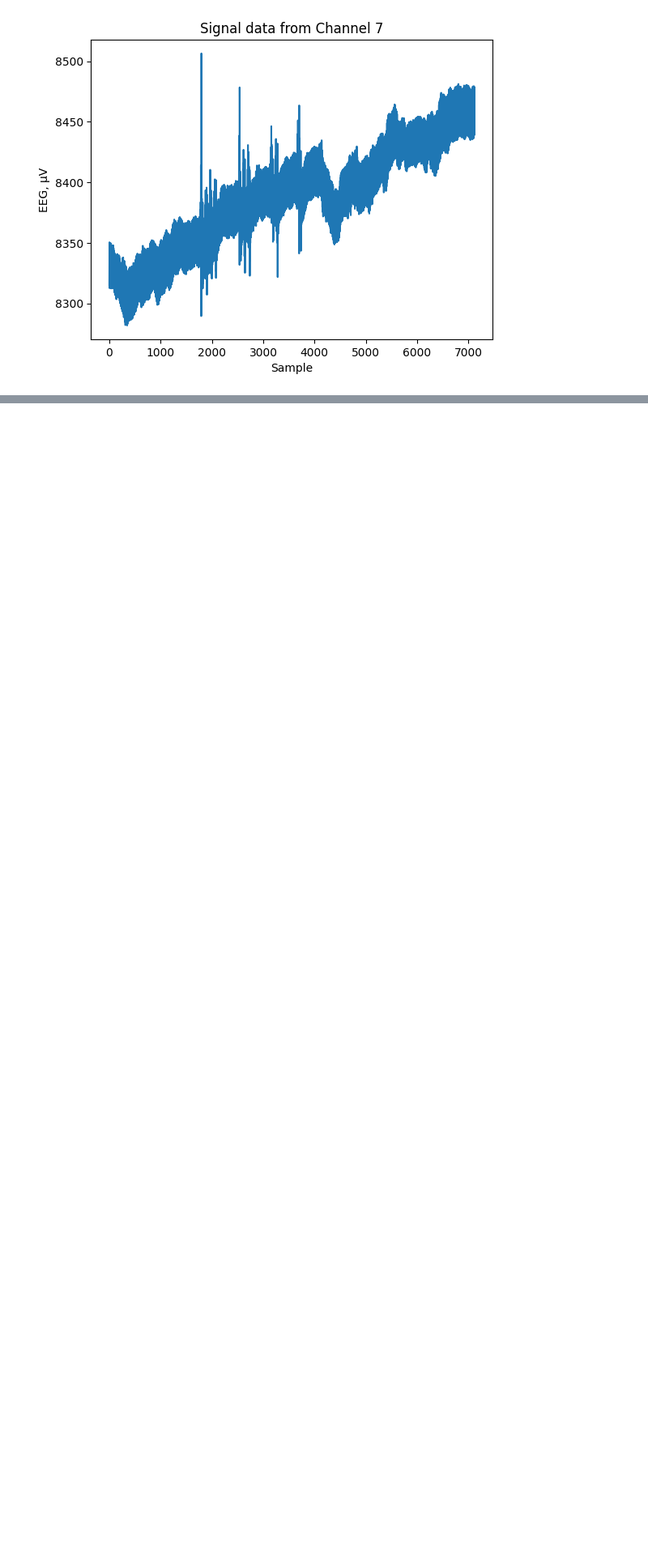
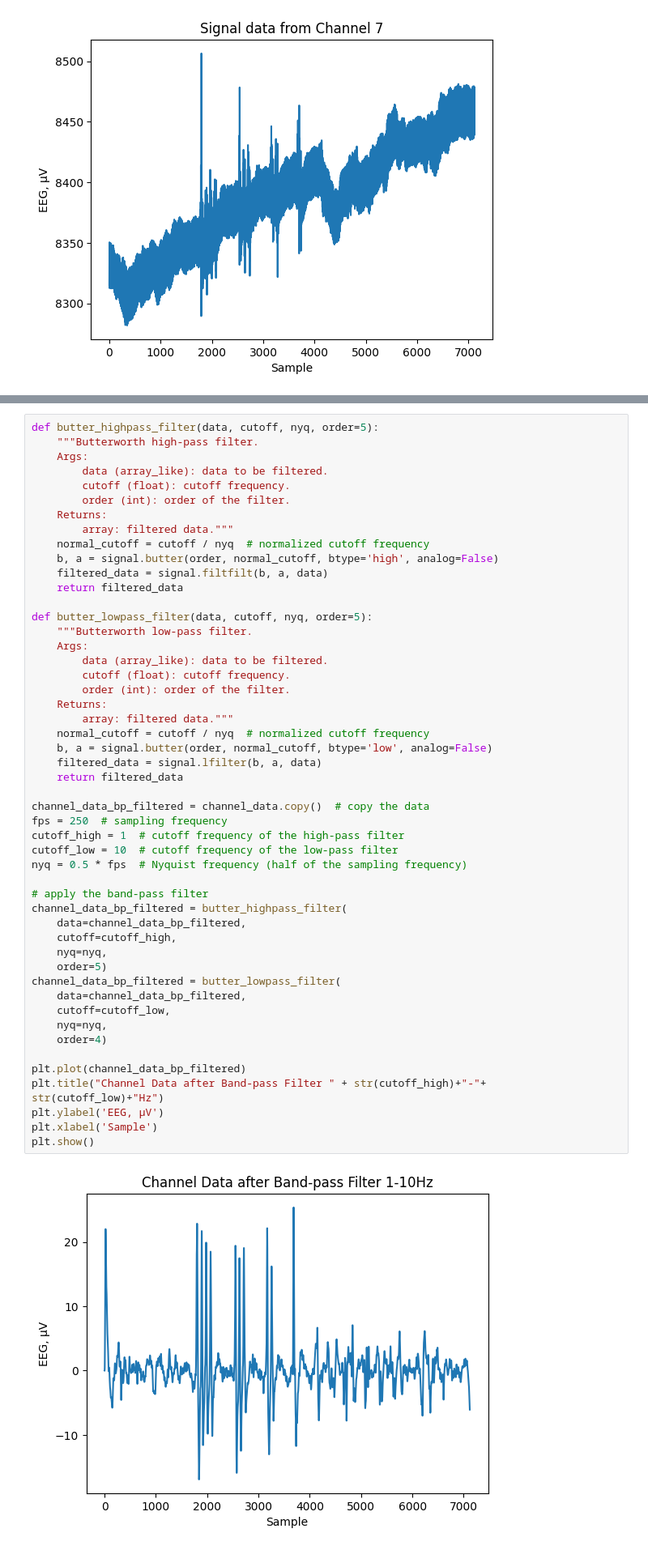
Before and after one commit to nargesyaghoubi/NeuroSignal, a Jupyter notebook: Visualisation.ipynb, the cells around one changed output, grey strips where cells are left out. Shown at 81% size. Drawn from its saved outputs; the diff is of its cells as text; blank space fills up the shorter version.

```diff
--- a/Visualisation.ipynb
+++ b/Visualisation.ipynb
@@ -78,0 +79,52 @@ You can read more about band-pass filter in [](https://graceful-kelpie-579688.ne
+# %%
+def butter_highpass_filter(data, cutoff, nyq, order=5):
+    """Butterworth high-pass filter.
+    Args:
+        data (array_like): data to be filtered.
+        cutoff (float): cutoff frequency.
+        order (int): order of the filter.
+    Returns:
+        array: filtered data."""
+    normal_cutoff = cutoff / nyq  # normalized cutoff frequency
+    b, a = signal.butter(order, normal_cutoff, btype='high', analog=False)
+    filtered_data = signal.filtfilt(b, a, data)
+    return filtered_data
+
+def butter_lowpass_filter(data, cutoff, nyq, order=5):
+    """Butterworth low-pass filter.
+    Args:
+        data (array_like): data to be filtered.
+        cutoff (float): cutoff frequency.
+        order (int): order of the filter.
+    Returns:
+        array: filtered data."""
+    normal_cutoff = cutoff / nyq  # normalized cutoff frequency
+    b, a = signal.butter(order, normal_cutoff, btype='low', analog=False)
+    filtered_data = signal.lfilter(b, a, data)
+    return filtered_data
+
+channel_data_bp_filtered = channel_data.copy()  # copy the data
+fps = 250  # sampling frequency
+cutoff_high = 1  # cutoff frequency of the high-pass filter
+cutoff_low = 10  # cutoff frequency of the low-pass filter
+nyq = 0.5 * fps  # Nyquist frequency (half of the sampling frequency)
+
+# apply the band-pass filter
+channel_data_bp_filtered = butter_highpass_filter(
+    data=channel_data_bp_filtered,
+    cutoff=cutoff_high,
+    nyq=nyq,
+    order=5)
+channel_data_bp_filtered = butter_lowpass_filter(
+    data=channel_data_bp_filtered,
+    cutoff=cutoff_low,
+    nyq=nyq,
+    order=4)
+
+plt.plot(channel_data_bp_filtered)
+plt.title("Channel Data after Band-pass Filter " + str(cutoff_high)+"-"+ str(cutoff_low)+"Hz")
+plt.ylabel('EEG, µV')
+plt.xlabel('Sample')
+plt.show()
+# %% [output]
+[figure, added]
```
Also changed, not shown: parts of 2 cells of this notebook.
